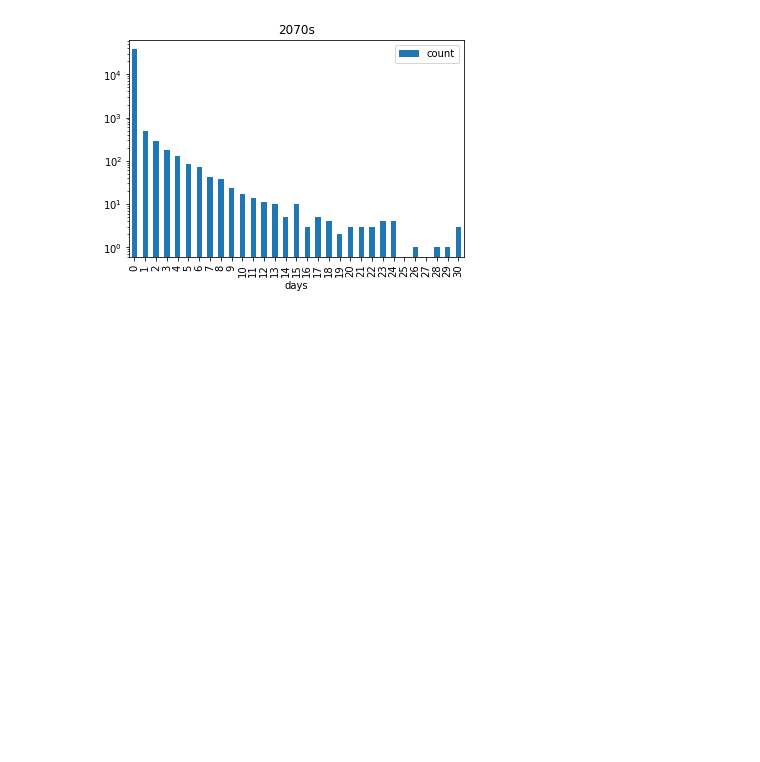
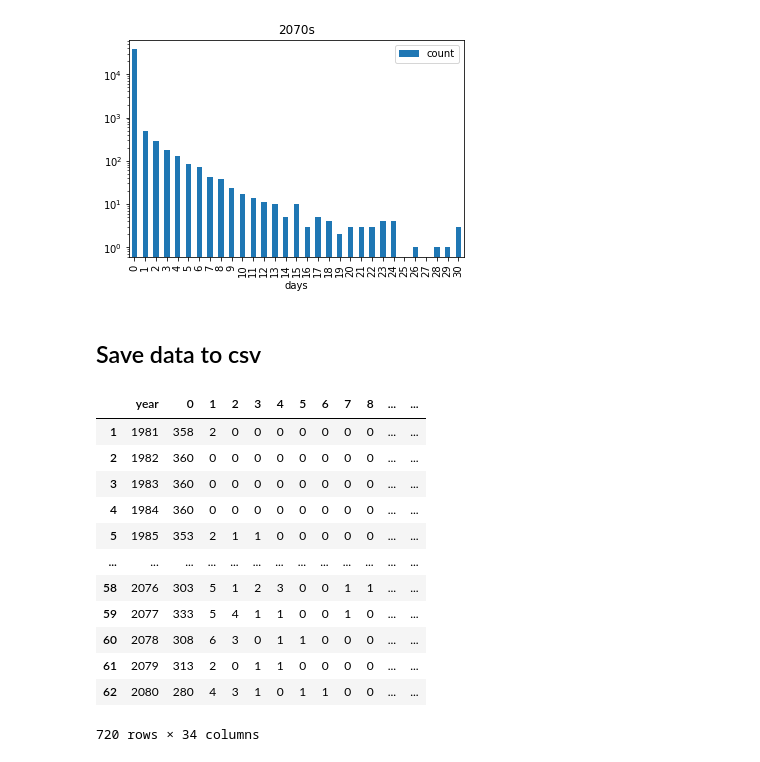
Before and after one commit to kaedonkers/ukcp_heatwave_analysis, a Jupyter notebook: hot_analysis_fullensemble_utci.ipynb, the cells around one changed output. Drawn from its saved outputs; the diff is of its cells as text; code cells hidden in the pictures; blank space fills up the shorter version.

```diff
--- a/hot_analysis_fullensemble_utci.ipynb
+++ b/hot_analysis_fullensemble_utci.ipynb
@@ -140,7 +140,7 @@ Attributes:
     cell_methods:    time: mean
 # %%
 def np_consecutive(arr):
-    if isinstance(arr, xr.DataArray):
+    if isinstance(arr, (xr.DataArray, iris.cube.Cube)):
         data = arr.data
         if isinstance(data, da.Array):
             data.compute_chunk_sizes()
@@ -324,3 +324,5 @@ for decade in hs_decadal.decade.unique():
 [figure]
 [figure]
 [figure]
+# %% [markdown]
+## Save data to csv
@@ -326,0 +331,16 @@ for decade in hs_decadal.decade.unique():
+# %%
+hs_dfs
+# %% [output]
+|  | year | 0 | 1 | 2 | 3 | 4 | 5 | 6 | 7 | 8 | ... | ... |
+| 1 | 1981 | 358 | 2 | 0 | 0 | 0 | 0 | 0 | 0 | 0 | ... | ... |
+| 2 | 1982 | 360 | 0 | 0 | 0 | 0 | 0 | 0 | 0 | 0 | ... | ... |
+| 3 | 1983 | 360 | 0 | 0 | 0 | 0 | 0 | 0 | 0 | 0 | ... | ... |
+| 4 | 1984 | 360 | 0 | 0 | 0 | 0 | 0 | 0 | 0 | 0 | ... | ... |
+| 5 | 1985 | 353 | 2 | 1 | 1 | 0 | 0 | 0 | 0 | 0 | ... | ... |
+| ... | ... | ... | ... | ... | ... | ... | ... | ... | ... | ... | ... | ... |
+| 58 | 2076 | 303 | 5 | 1 | 2 | 3 | 0 | 0 | 1 | 1 | ... | ... |
+| 59 | 2077 | 333 | 5 | 4 | 1 | 1 | 0 | 0 | 1 | 0 | ... | ... |
+| 60 | 2078 | 308 | 6 | 3 | 0 | 1 | 1 | 0 | 0 | 0 | ... | ... |
+| 61 | 2079 | 313 | 2 | 0 | 1 | 1 | 0 | 0 | 0 | 0 | ... | ... |
+| 62 | 2080 | 280 | 4 | 3 | 1 | 0 | 1 | 1 | 0 | 0 | ... | ... |
+720 rows × 34 columns
```
Also changed, not shown: parts of 1 cell of this notebook, 1 other file.
